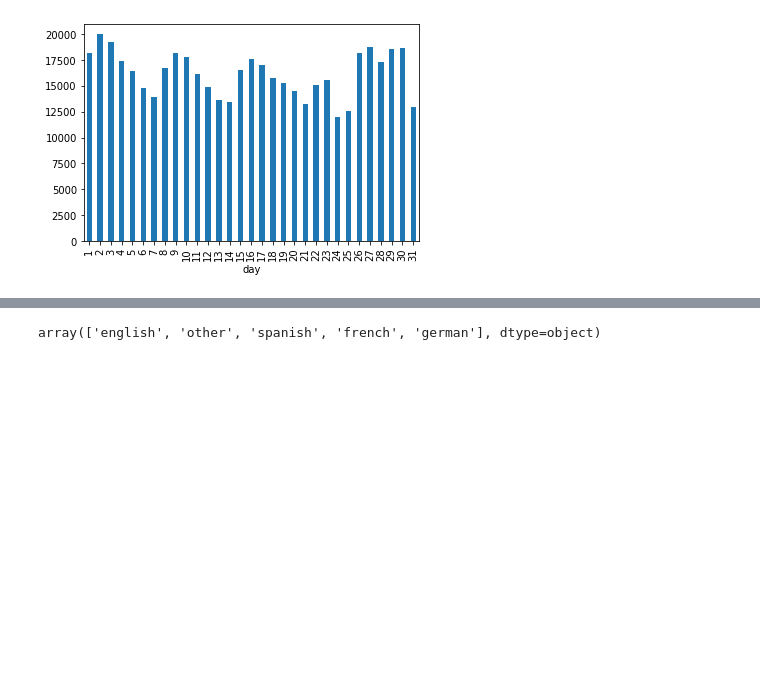
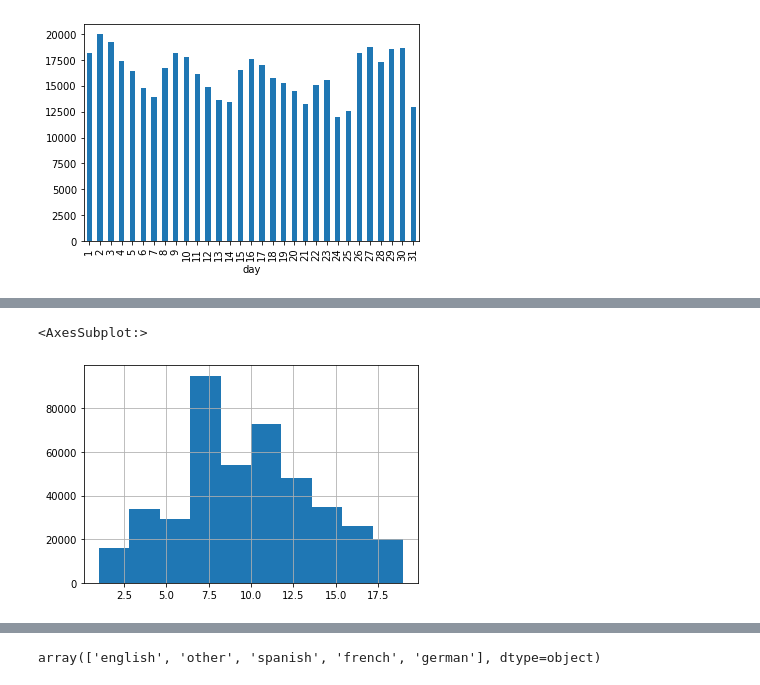
Before and after one commit to francopiccolo/learn-to-rank, a Jupyter notebook: notebooks/01_exploration.ipynb, the cells around one changed output, grey strips where cells are left out. Saved outputs shown, nothing was run; the diff lists cells and outputs as text; code cells hidden in the pictures; blank space fills up the shorter version.

```diff
--- a/notebooks/01_exploration.ipynb
+++ b/notebooks/01_exploration.ipynb
@@ -148,0 +155,5 @@ queries.groupby('day').size().plot(kind='bar')
+# %%
+query_sizes_df['size'][query_sizes_df['size'] < 20].hist()
+# %% [output]
+<AxesSubplot:>
+[figure, added]
```
Also changed, not shown: parts of 3 cells of this notebook, 9 other files.
